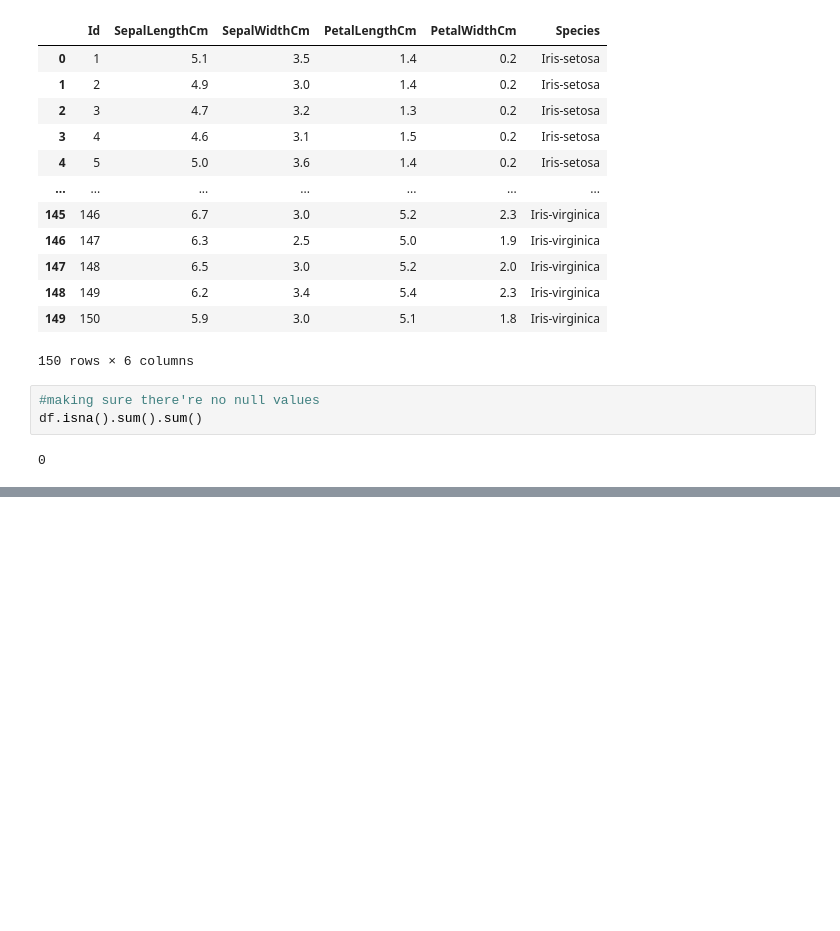
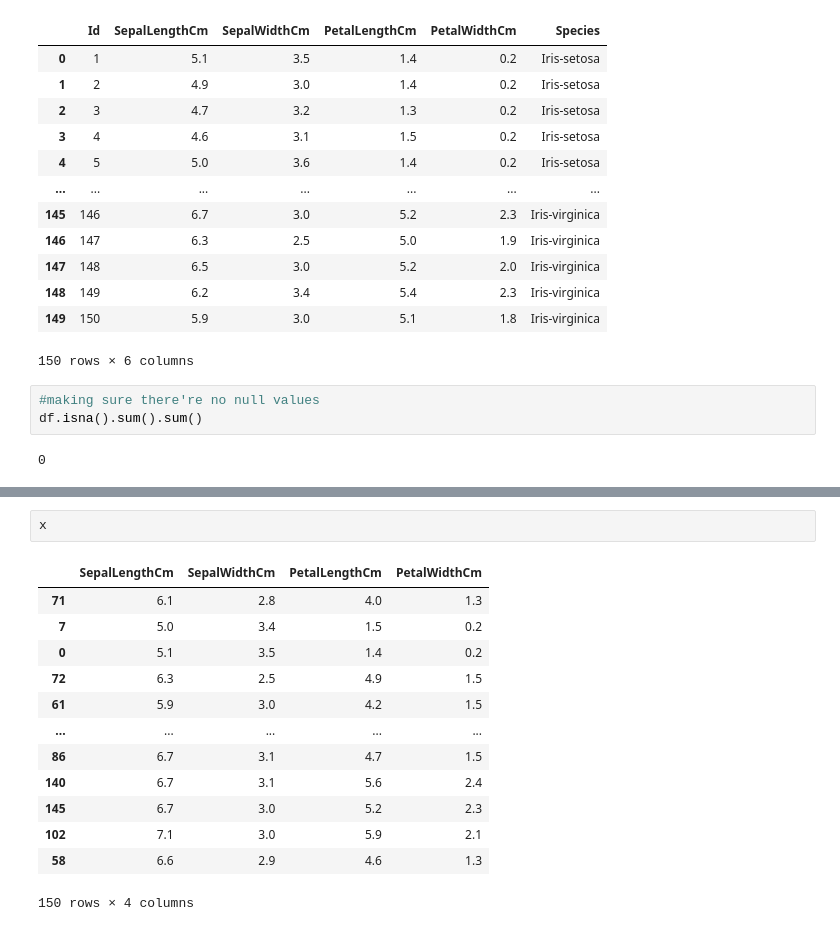
Before and after one commit to abualhamd/sparks-foundation-data-science-challenges, a Jupyter notebook: #2_Iris/Untitled.ipynb, the cells around one changed output, grey strips where cells are left out. Drawn from its saved outputs; the diff is of its cells as text; blank space fills up the shorter version.

```diff
--- a/#2_Iris/Untitled.ipynb
+++ b/#2_Iris/Untitled.ipynb
@@ -161,0 +120,16 @@ array([2, 0, 1, 2, 2, 0, 1, 0, 0, 2, 0, 2, 2, 2, 0], dtype=int64)
+# %%
+x
+# %% [output]
+|  | SepalLengthCm | SepalWidthCm | PetalLengthCm | PetalWidthCm |
+| 71 | 6.1 | 2.8 | 4.0 | 1.3 |
+| 7 | 5.0 | 3.4 | 1.5 | 0.2 |
+| 0 | 5.1 | 3.5 | 1.4 | 0.2 |
+| 72 | 6.3 | 2.5 | 4.9 | 1.5 |
+| 61 | 5.9 | 3.0 | 4.2 | 1.5 |
+| ... | ... | ... | ... | ... |
+| 86 | 6.7 | 3.1 | 4.7 | 1.5 |
+| 140 | 6.7 | 3.1 | 5.6 | 2.4 |
+| 145 | 6.7 | 3.0 | 5.2 | 2.3 |
+| 102 | 7.1 | 3.0 | 5.9 | 2.1 |
+| 58 | 6.6 | 2.9 | 4.6 | 1.3 |
+150 rows × 4 columns
```
Also changed, not shown: parts of 20 cells of this notebook.
